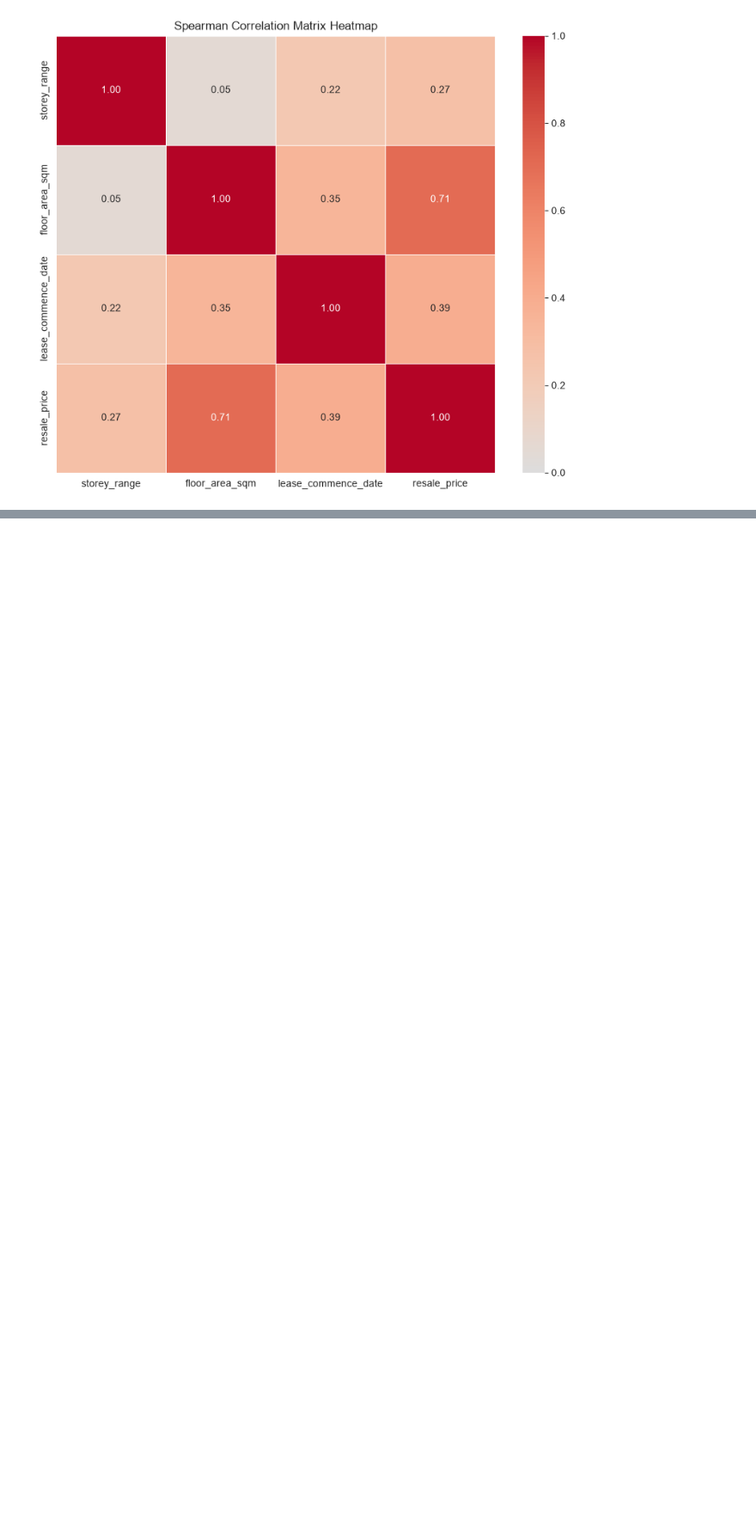
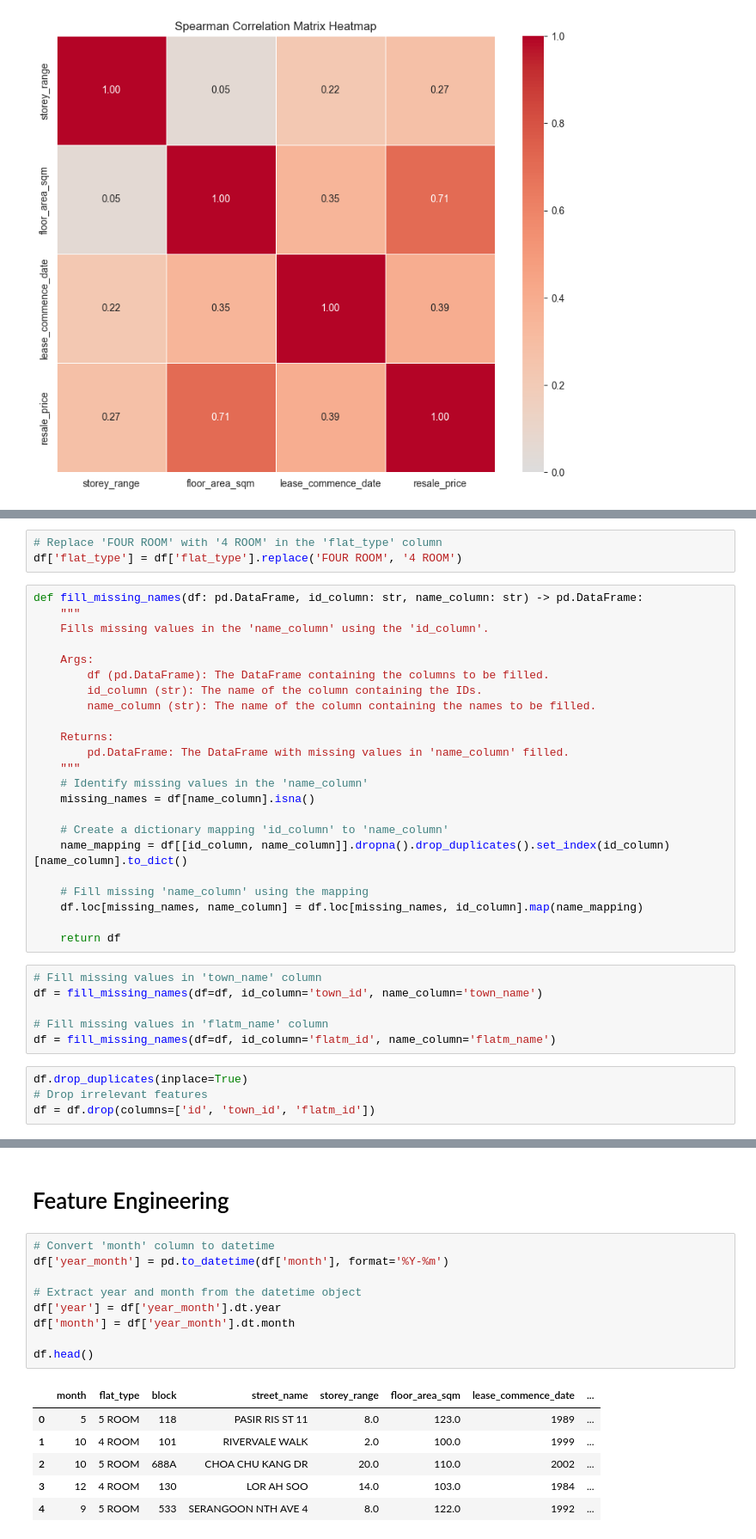
Before and after one commit to Mafuy00/aiap_foundation, a Jupyter notebook: regression/eda.ipynb, the cells around one changed output, grey strips where cells are left out. Shown at 86% size. Cells and saved outputs as stored; diff of their text form; blank space fills up the shorter version.

```diff
--- a/regression/eda.ipynb
+++ b/regression/eda.ipynb
@@ -335,0 +340,36 @@ plt.show()
+# %%
+# Replace 'FOUR ROOM' with '4 ROOM' in the 'flat_type' column
+df['flat_type'] = df['flat_type'].replace('FOUR ROOM', '4 ROOM')
+# %%
+def fill_missing_names(df: pd.DataFrame, id_column: str, name_column: str) -> pd.DataFrame:
+    """
+    Fills missing values in the 'name_column' using the 'id_column'.
+
+    Args:
+        df (pd.DataFrame): The DataFrame containing the columns to be filled.
+        id_column (str): The name of the column containing the IDs.
+        name_column (str): The name of the column containing the names to be filled.
+
+    Returns:
+        pd.DataFrame: The DataFrame with missing values in 'name_column' filled.
+    """
+    # Identify missing values in the 'name_column'
+    missing_names = df[name_column].isna()
+
+    # Create a dictionary mapping 'id_column' to 'name_column'
+    name_mapping = df[[id_column, name_column]].dropna().drop_duplicates().set_index(id_column)[name_column].to_dict()
+
+    # Fill missing 'name_column' using the mapping
+    df.loc[missing_names, name_column] = df.loc[missing_names, id_column].map(name_mapping)
+
+    return df
+# %%
+# Fill missing values in 'town_name' column
+df = fill_missing_names(df=df, id_column='town_id', name_column='town_name')
+
+# Fill missing values in 'flatm_name' column
+df = fill_missing_names(df=df, id_column='flatm_id', name_column='flatm_name')
+# %%
+df.drop_duplicates(inplace=True)
+# Drop irrelevant features
+df = df.drop(columns=['id', 'town_id', 'flatm_id'])
@@ -335,0 +391,18 @@ plt.show()
+# %% [markdown]
+# Feature Engineering
+# %%
+# Convert 'month' column to datetime
+df['year_month'] = pd.to_datetime(df['month'], format='%Y-%m')
+
+# Extract year and month from the datetime object
+df['year'] = df['year_month'].dt.year
+df['month'] = df['year_month'].dt.month
+
+df.head()
+# %% [output]
+|  | month | flat_type | block | street_name | storey_range | floor_area_sqm | lease_commence_date | ... |
+| 0 | 5 | 5 ROOM | 118 | PASIR RIS ST 11 | 8.0 | 123.0 | 1989 | ... |
+| 1 | 10 | 4 ROOM | 101 | RIVERVALE WALK | 2.0 | 100.0 | 1999 | ... |
+| 2 | 10 | 5 ROOM | 688A | CHOA CHU KANG DR | 20.0 | 110.0 | 2002 | ... |
+| 3 | 12 | 4 ROOM | 130 | LOR AH SOO | 14.0 | 103.0 | 1984 | ... |
+| 4 | 9 | 5 ROOM | 533 | SERANGOON NTH AVE 4 | 8.0 | 122.0 | 1992 | ... |
```
Also changed, not shown: parts of 23 cells of this notebook, 1 other file.
